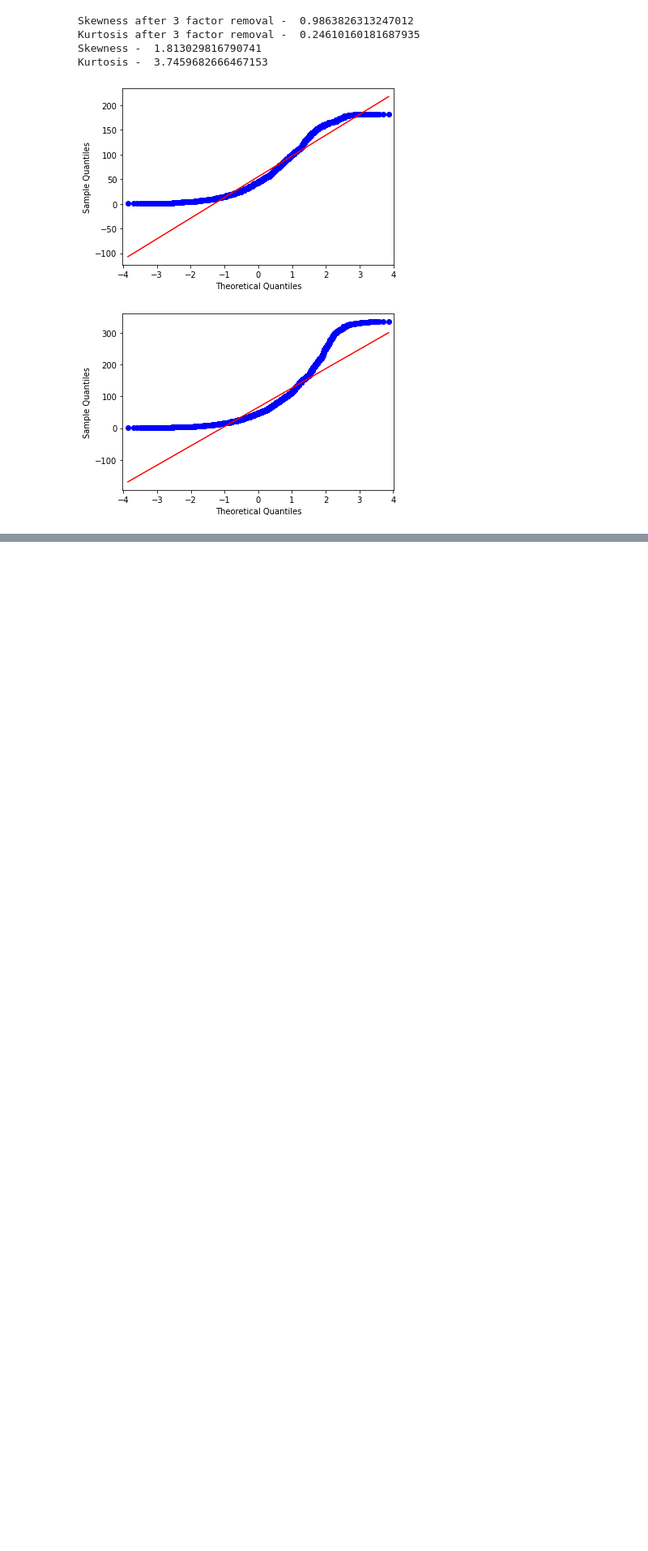
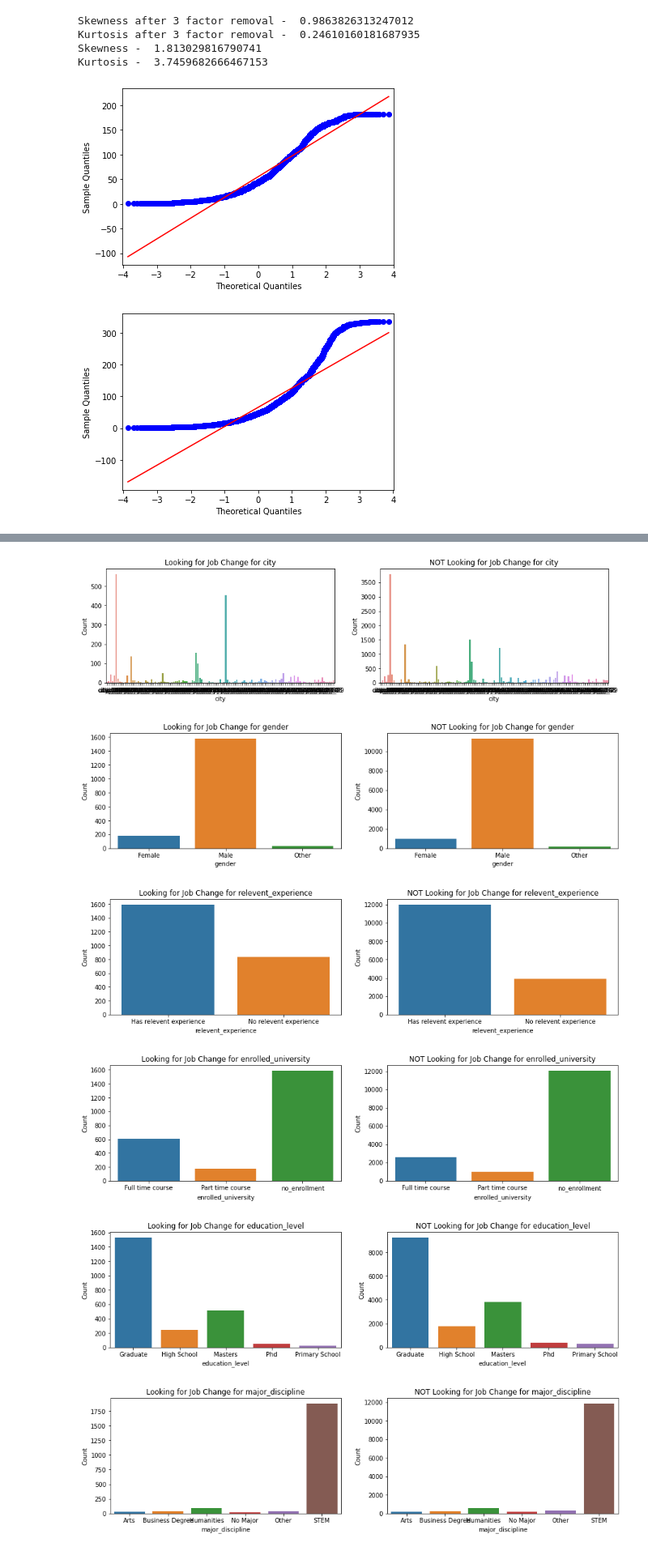
Before and after one commit to Neelam-Singhal/HR-Analytics-Analysis, a Jupyter notebook: HRAnalytics.ipynb, the cells around one changed output, grey strips where cells are left out. Shown at 81% size. Drawn from its saved outputs; the diff is of its cells as text; code cells hidden in the pictures; blank space fills up the shorter version.

```diff
--- a/HRAnalytics.ipynb
+++ b/HRAnalytics.ipynb
@@ -285,0 +306,3 @@ Kurtosis -  3.7459682666467153
+# %%
+# Selecting columns which are of 'category' type
+category_data_cols = data.select_dtypes(include = 'category').columns
@@ -285,0 +316,3 @@ Kurtosis -  3.7459682666467153
+# %%
+for cols in category_data_cols:
+    print(cols, data[cols].nunique())
@@ -285,0 +394,37 @@ Kurtosis -  3.7459682666467153
+# %%
+# Create a function to create barplot for all the category
+# Just for Show!
+for cols in category_data_cols:
+    plt.figure(dpi=80, figsize=[8,3])
+
+    sns.barplot(x = data[cols].value_counts().index, y=data[cols].value_counts().values)
+    plt.xlabel(cols)
+    plt.ylabel('Count')
+    plt.title('Bar plot for {}' .format(cols))
+    plt.show()
+# %%
+# Create a function to create barplot for all the category
+
+for cols in category_data_cols:
+    plt.figure(figsize=(15, 3.5))
+
+    plt.subplot(1,2,1)
+    sns.barplot(x = data[data['target'] == 1][cols].value_counts().index, y=data[data['target'] == 1][cols].value_counts().values)
+    plt.xlabel(cols)
+    plt.ylabel('Count')
+    plt.title('Looking for Job Change for {}' .format(cols))
+
+    plt.subplot(1,2,2)
+    sns.barplot(x = data[data['target'] == 0][cols].value_counts().index, y=data[data['target'] == 0][cols].value_counts().values)
+    plt.xlabel(cols)
+    plt.ylabel('Count')
+    plt.title('NOT Looking for Job Change for {}' .format(cols))
+
+    plt.show()
+# %% [output]
+[figure, added]
+[figure, added]
+[figure, added]
+[figure, added]
+[figure, added]
+[figure, added]
```
Also changed, not shown: parts of 13 cells of this notebook.
